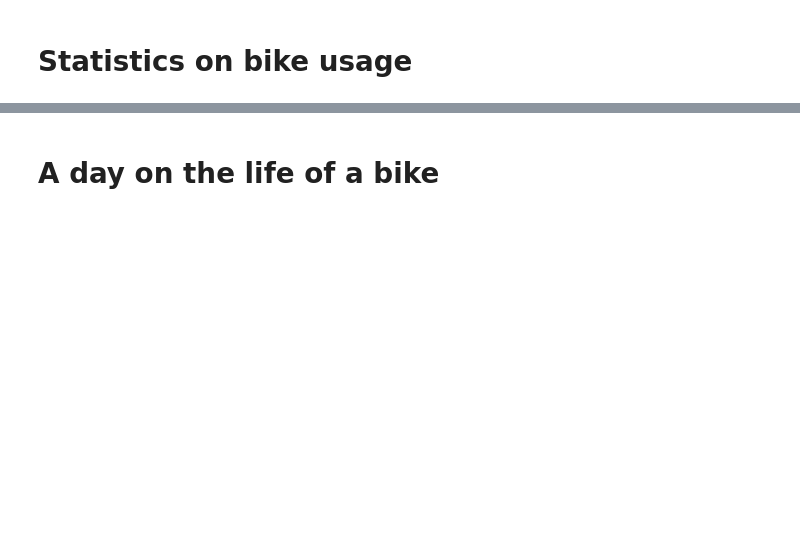
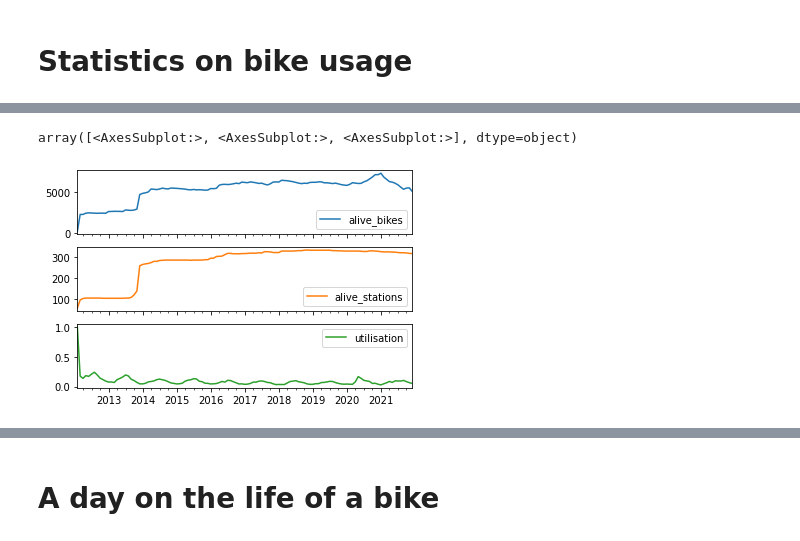
Before and after one commit to alan-turing-institute/pfeffel, a Jupyter notebook: TDS/Boris-Bikes-TDS.ipynb, the cells around one changed output, grey strips where cells are left out. Saved outputs shown, nothing was run; the diff lists cells and outputs as text; code cells hidden in the pictures; blank space fills up the shorter version.

```diff
--- a/TDS/Boris-Bikes-TDS.ipynb
+++ b/TDS/Boris-Bikes-TDS.ipynb
@@ -30,0 +232,11 @@ len(df)
+# %%
+%%time
+duration_sums_per_month = df[["duration"]].groupby(df["start_date"].dt.to_period("M"))["duration"].sum()
+
+duration_sums_per_month = duration_sums_per_month.to_frame()
+duration_sums_per_month["max_possible_duration"] = duration_sums_per_month.index.map(lambda x: x.end_time - x.start_time)
+
+utilisation_per_month = duration_sums_per_month["duration"] / duration_sums_per_month["max_possible_duration"] / alive_bikes_per_month
+
+# remove incomplelte months
+utilisation_per_month = utilisation_per_month[~utilisation_per_month.index.isin(incomplete_months)]
@@ -30,0 +246,8 @@ len(df)
+# %%
+%%time
+
+station_groups = df.groupby("start_station_id")
+
+# relies on time ordering of df via rental_id
+station_start = station_groups["start_date"].first()
+station_end = station_groups["end_date"].last()
@@ -30,0 +257,15 @@ len(df)
+# %%
+alive_stations_per_month = calc_alive_per_month(starts=station_start, ends=station_end,
+                                                incomplete_months=incomplete_months, complete_monthly_index=complete_monthly_index)
+# %%
+# forward fill gaps
+stats_df = complete_monthly_index.to_frame(name="date")\
+    .join(alive_bikes_per_month.rename("alive_bikes"))\
+    .join(alive_stations_per_month.rename("alive_stations"))\
+    .join(utilisation_per_month.rename("utilisation"))\
+    .fillna(method="ffill")
+# %%
+stats_df.plot(subplots=True)
+# %% [output]
+array([<AxesSubplot:>, <AxesSubplot:>, <AxesSubplot:>], dtype=object)
+[figure, added]
```
Also changed, not shown: parts of 67 cells of this notebook.
